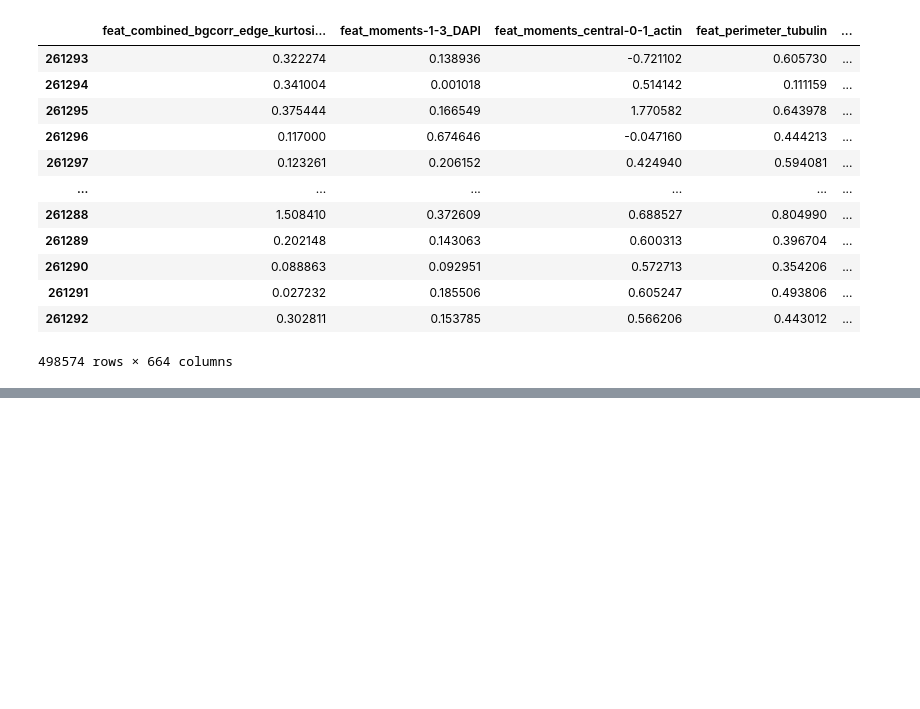
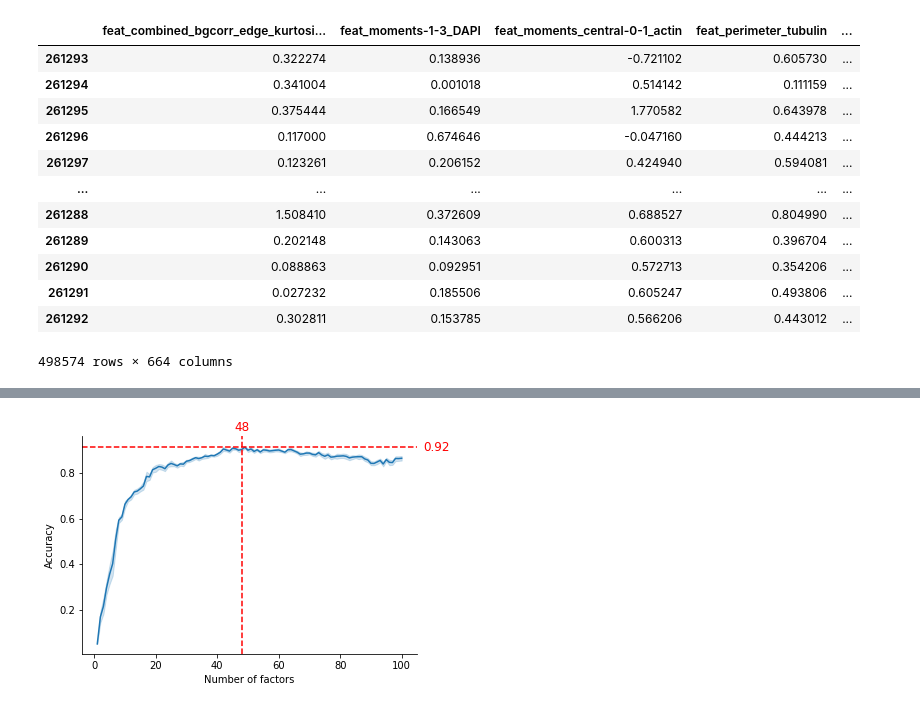
Before and after one commit to harel-coffee/SCIP-use-case-workflows-auto, a Jupyter notebook: notebooks/downstream_analysis/bbbc_mean_profile_1NN_classification.ipynb, the cells around one changed output, grey strips where cells are left out. Saved outputs shown, nothing was run; the diff lists cells and outputs as text; code cells hidden in the pictures; blank space fills up the shorter version.

```diff
--- a/notebooks/downstream_analysis/bbbc_mean_profile_1NN_classification.ipynb
+++ b/notebooks/downstream_analysis/bbbc_mean_profile_1NN_classification.ipynb
@@ -257,0 +256,19 @@ disp.ax_.set_aspect(0.65)
+# %%
+ax = seaborn.lineplot(data=metrics, x="n", y="accuracy")
+
+s = metrics.groupby("n")["accuracy"].mean()
+a, b = s.argmax(), s.max()
+ax.axvline(a, linestyle="--", color="red")
+ax.axhline(b, linestyle="--", color="red")
+
+ax.text(x=ax.get_xlim()[1]+2, y=b, s='%.2f' % b, va="center", ha="left", color="red", fontsize=12)
+ax.text(x=a, y=ax.get_ylim()[1]+0.01, s='%2.d' % a, va="bottom", ha="center", color="red", fontsize=12)
+
+ax.set_ylabel("Accuracy")
+ax.set_xlabel("Number of factors")
+
+seaborn.despine(ax=ax)
+
+plt.savefig(data_dir / "figures" / "bbbc_optimize_scip.png", dpi=300, bbox_inches="tight")
+# %% [output]
+[figure, added]
```
Also changed, not shown: parts of 32 cells of this notebook.
